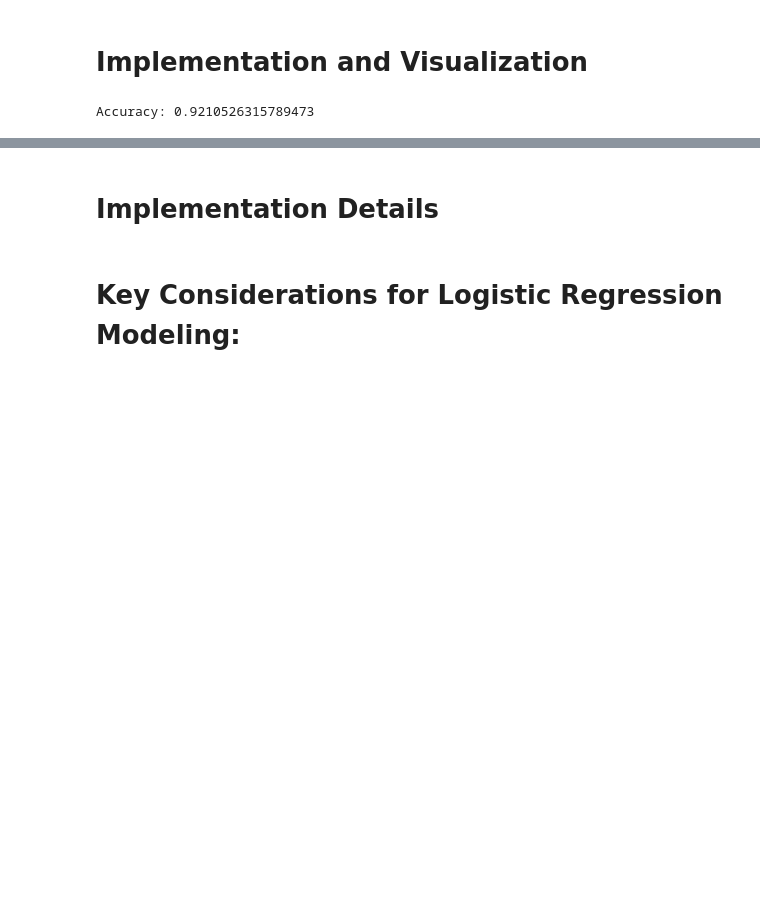
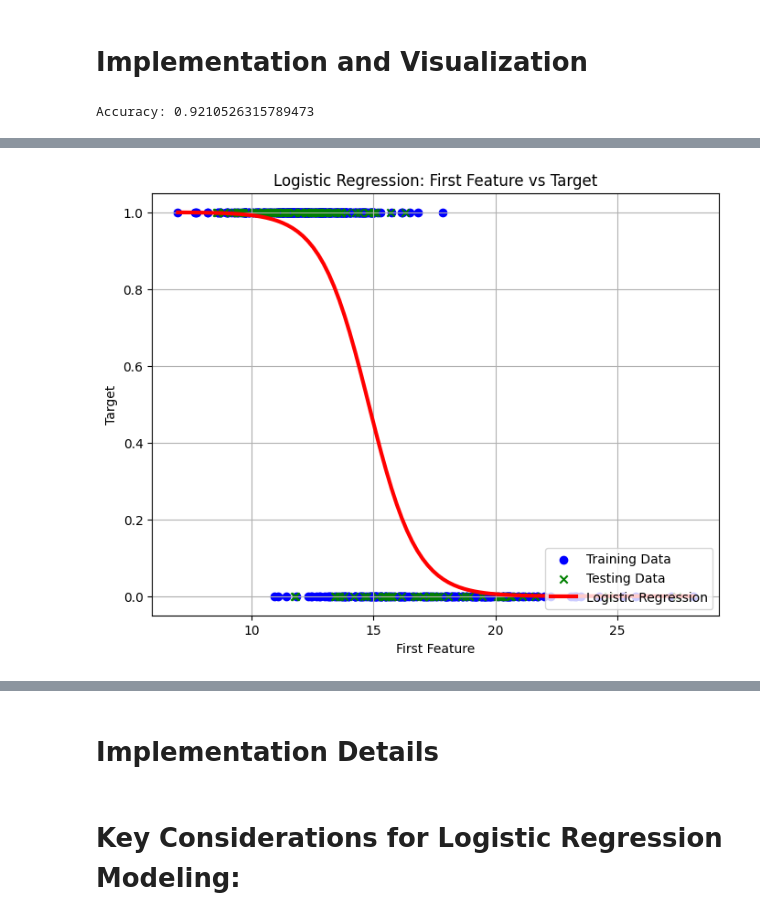
Before and after one commit to GDharan10/MachineLearningAlgorithmFromScratch, a Jupyter notebook: LogisticRegression.ipynb, the cells around one changed output, grey strips where cells are left out. Saved outputs shown, nothing was run; the diff lists cells and outputs as text; code cells hidden in the pictures; blank space fills up the shorter version.

```diff
--- a/LogisticRegression.ipynb
+++ b/LogisticRegression.ipynb
@@ -214,0 +229,35 @@ Accuracy: 0.9210526315789473
+# %%
+import numpy as np
+import matplotlib.pyplot as plt
+from sklearn.linear_model import LogisticRegression
+from sklearn.model_selection import train_test_split
+from sklearn import datasets
+
+# Load breast cancer dataset
+bc = datasets.load_breast_cancer()
+X, y = bc.data[:, 0].reshape(-1, 1), bc.target  # Considering only the first feature for simplicity
+
+# Split data into training and testing sets
+X_train, X_test, y_train, y_test = train_test_split(X, y, test_size=0.2, random_state=1234)
+
+# Fit logistic regression model
+model = LogisticRegression()
+model.fit(X_train, y_train)
+
+# Predict probabilities
+x_values = np.linspace(X.min(), X.max(), 100).reshape(-1, 1)
+probabilities = model.predict_proba(x_values)[:, 1]
+
+# Plotting
+plt.figure(figsize=(8, 6))
+plt.scatter(X_train, y_train, color='b', marker='o', label='Training Data')
+plt.scatter(X_test, y_test, color='g', marker='x', label='Testing Data')
+plt.plot(x_values, probabilities, color='r', linewidth=3, label='Logistic Regression')
+plt.xlabel('First Feature')
+plt.ylabel('Target')
+plt.title('Logistic Regression: First Feature vs Target')
+plt.legend(loc='lower right')
+plt.grid(True)
+plt.show()
+# %% [output]
+[figure, added]
```
Also changed, not shown: parts of 2 cells of this notebook.
